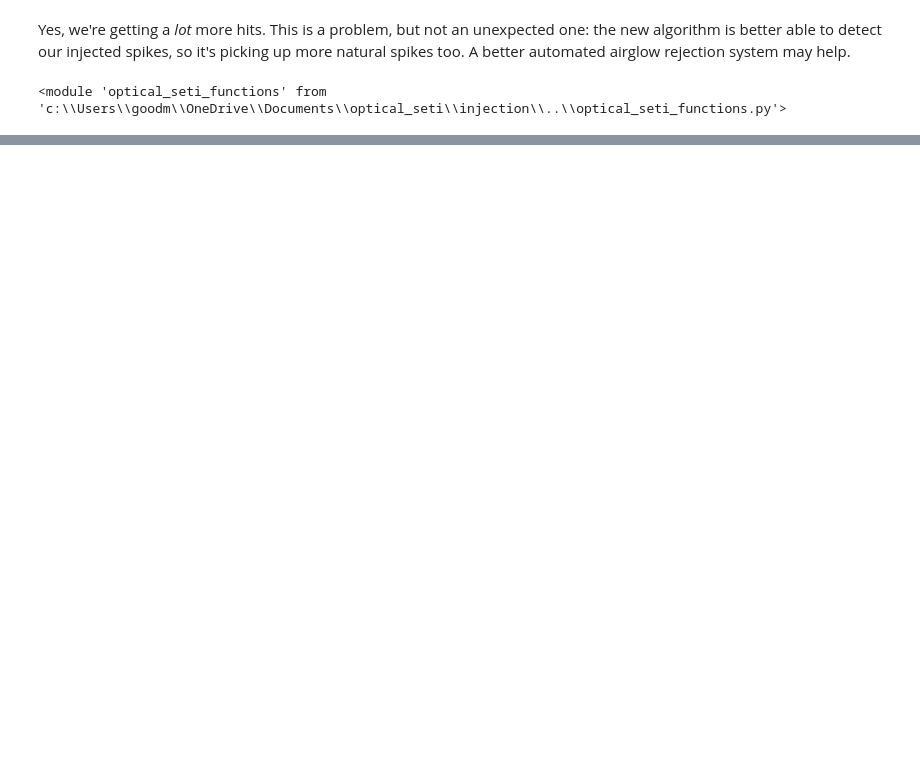
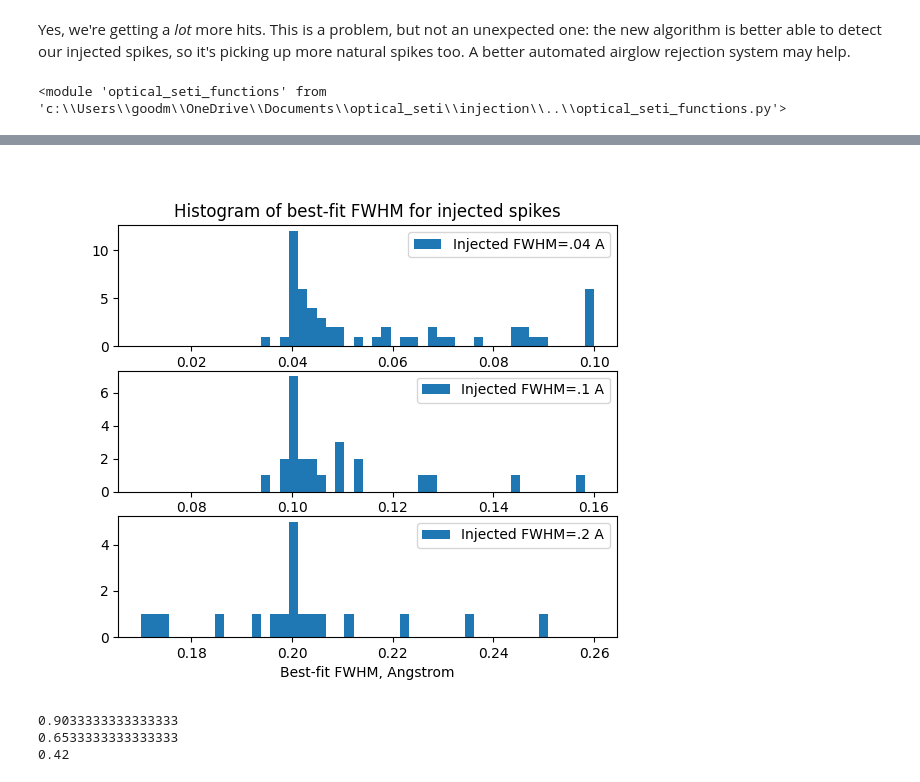
Before and after one commit to goodmanj/optical_seti, a Jupyter notebook: injection/injection-test.ipynb, the cells around one changed output, grey strips where cells are left out. Cells and saved outputs as stored; diff of their text form; code cells hidden in the pictures; blank space fills up the shorter version.

```diff
--- a/injection/injection-test.ipynb
+++ b/injection/injection-test.ipynb
@@ -424,8 +430,8 @@ for s in star_files:
     # Perform SETI spike analysis on original spectrum
     old_hits_start, old_hits_end,count  = optical_seti_functions.seti_spike_analyzer(arr1, min_count = 4, max_count = 60, threshold_multiplier = 3.5, window_size = 101)
     new_hits_start, new_hits_end,count  = optical_seti_functions.seti_spike_analyzer(arr1, min_count = 4, max_count = 60, threshold_multiplier = 3.5, window_size = 1001,percentile=85)
-    new7_hits_start, new_hits_end,count  = optical_seti_functions.seti_spike_analyzer(arr1, min_count = 4, max_count = 60, threshold_multiplier = 7, window_size = 1001,percentile=85)
-    print("%s old: %d, new: %d, new7: %d"%(s[1],len(old_hits_start),len(new_hits_start),len(new7_hits_start)))
+    new75_hits_start, new_hits_end,count  = optical_seti_functions.seti_spike_analyzer(arr1, min_count = 4, max_count = 60, threshold_multiplier = 7.5, window_size = 1001,percentile=85)
+    print("%s old: %d, new: %d, new75: %d"%(s[1],len(old_hits_start),len(new_hits_start),len(new75_hits_start)))
 
 # And finally for GJ317, a star with known spikes:
 file = 'ADP.2018-04-11T01:01:47.531.fits'
@@ -434,8 +440,8 @@ file = file.replace(":","_")
 # Perform SETI spike analysis on original spectrum
 old_hits_start, old_hits_end,count  = optical_seti_functions.seti_spike_analyzer(arr1, min_count = 4, max_count = 60, threshold_multiplier = 3.5, window_size = 101)
 new_hits_start, new_hits_end,count  = optical_seti_functions.seti_spike_analyzer(arr1, min_count = 4, max_count = 60, threshold_multiplier = 3.5, window_size = 1001,percentile=85)
-new7_hits_start, new_hits_end,count  = optical_seti_functions.seti_spike_analyzer(arr1, min_count = 4, max_count = 60, threshold_multiplier = 7, window_size = 1001,percentile=85)
-print("%s old: %d, new: %d, new7: %d"%("GJ317",len(old_hits_start),len(new_hits_start),len(new7_hits_start)))
+new75_hits_start, new_hits_end,count  = optical_seti_functions.seti_spike_analyzer(arr1, min_count = 4, max_count = 60, threshold_multiplier = 7.5, window_size = 1001,percentile=85)
+print("%s old: %d, new: %d, new75: %d"%("GJ317",len(old_hits_start),len(new_hits_start),len(new75_hits_start)))
 # %% [output]
 HR-3398 old: 0, new: 0, new7: 0
 BD-123458 old: 0, new: 3, new7: 0
@@ -467,0 +551,25 @@ fwhm = optical_seti_functions.gaussian_curve_fit(wave,arr1,new_hits_start[0],new
+# %%
+mask = (t['input_fwhm'] < .05)
+t_04 = t[mask]
+mask = (t['input_fwhm'] > .05) & (t['input_fwhm'] < .12)
+t_10 = t[mask]
+mask = (t['input_fwhm'] > .12)
+t_20 = t[mask]
+# %%
+plt.figure(5)
+plt.clf()
+bins = np.linspace(.01,.1,50)
+plt.subplot(3,1,1)
+plt.hist(t[(t['area'] == 10000)]['output_fwhm'],bins=bins)
+plt.title('Histogram of best-fit FWHM for injected spikes')
+plt.legend(['Injected FWHM=.04 A'])
+plt.subplot(3,1,2)
+plt.hist(t_10['output_fwhm'],bins=bins+.06)
+plt.legend(['Injected FWHM=.1 A'])
+plt.subplot(3,1,3)
+plt.hist(t_20['output_fwhm'],bins=bins+.16)
+plt.legend(['Injected FWHM=.2 A'])
+plt.xlabel('Best-fit FWHM, Angstrom')
+plt.show()
+# %% [output]
+[figure, added]
@@ -467,0 +580,11 @@ fwhm = optical_seti_functions.gaussian_curve_fit(wave,arr1,new_hits_start[0],new
+# %%
+t_big = t[t['area'] == 100000]
+print(len(t_big[t_big['detected']==True])/len(t_big))
+t_med = t[t['area'] == 20000]
+print(len(t_med[t_med['detected']==True])/len(t_big))
+t_sm = t[t['area'] == 10000]
+print(len(t_sm[t_sm['detected']==True])/len(t_big))
+# %% [output]
+0.9033333333333333
+0.6533333333333333
+0.42
```
Also changed, not shown: parts of 13 cells of this notebook, 6 other files.
